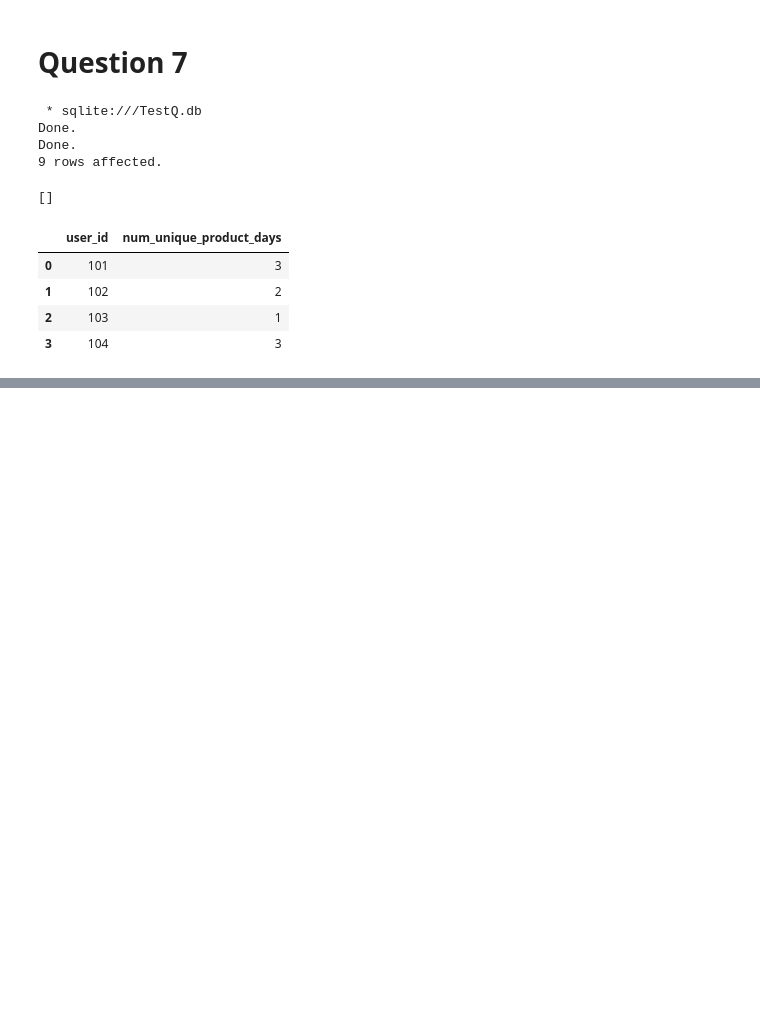
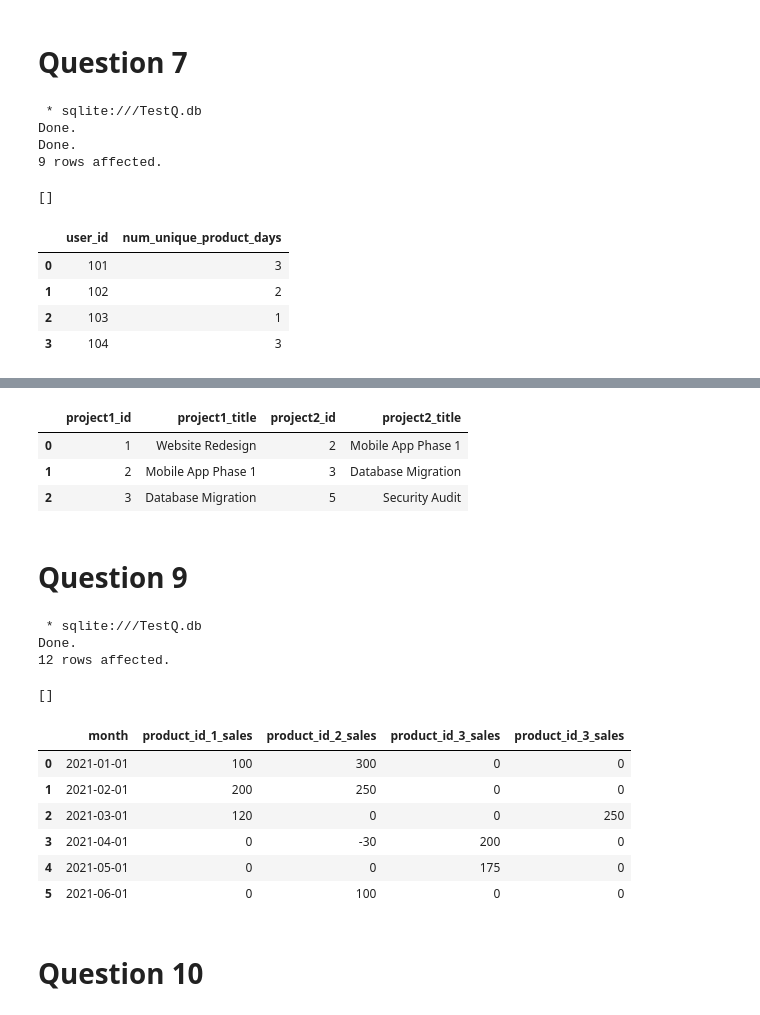
Before and after one commit to AnandThirwani8/Data_Wrangling, a Jupyter notebook: 06_SQL_15_day_Challenge.ipynb, the cells around one changed output, grey strips where cells are left out. Saved outputs shown, nothing was run; the diff lists cells and outputs as text; code cells hidden in the pictures; blank space fills up the shorter version.

Commit message:
Added More SQL Questions

```diff
--- a/06_SQL_15_day_Challenge.ipynb
+++ b/06_SQL_15_day_Challenge.ipynb
@@ -548,0 +595,18 @@ df
+# %%
+# This is better answer to the question
+query = """
+select
+    a.id as project1_id,
+    a.title as project1_title,
+    b.id as project2_id,
+    b.title as project2_title
+from
+    projects a inner join projects b on a.end_date = b.start_date;
+"""
+df = pd.read_sql_query(query, conn)
+df
+# %% [output]
+|  | project1_id | project1_title | project2_id | project2_title |
+| 0 | 1 | Website Redesign | 2 | Mobile App Phase 1 |
+| 1 | 2 | Mobile App Phase 1 | 3 | Database Migration |
+| 2 | 3 | Database Migration | 5 | Security Audit |
@@ -548,0 +620,2 @@ df
+# %% [markdown]
+# Question 9
@@ -548,0 +627,50 @@ df
+# %%
+%%sql
+
+CREATE TABLE monthly_sales (
+month DATE,
+product_id INTEGER,
+amount_sold INTEGER
+);
+
+INSERT INTO monthly_sales (month, product_id, amount_sold) VALUES
+('2021-01-01', 1, 100),
+('2021-01-01', 2, 300),
+('2021-02-01', 1, 150),
+('2021-02-01', 1, 50),
+('2021-02-01', 2, 250),
+('2021-03-01', 1, 120),
+('2021-03-01', 4, 250),
+('2021-04-01', 2, -30),
+('2021-04-01', 3, 200),
+('2021-05-01', 3, 175),
+('2021-06-01', 1, 0),
+('2021-06-01', 2, 100);
+# %% [output]
+ * sqlite:///TestQ.db
+Done.
+12 rows affected.
+[]
+# %%
+query = """
+select
+    month,
+    sum(case when product_id = 1 then amount_sold else 0 end) as product_id_1_sales,
+    sum(case when product_id = 2 then amount_sold else 0 end) as product_id_2_sales,
+    sum(case when product_id = 3 then amount_sold else 0 end) as product_id_3_sales,
+    sum(case when product_id = 4 then amount_sold else 0 end) as product_id_3_sales
+from
+    monthly_sales
+group by
+    month;
+"""
+df = pd.read_sql_query(query, conn)
+df
+# %% [output]
+|  | month | product_id_1_sales | product_id_2_sales | product_id_3_sales | product_id_3_sales |
+| 0 | 2021-01-01 | 100 | 300 | 0 | 0 |
+| 1 | 2021-02-01 | 200 | 250 | 0 | 0 |
+| 2 | 2021-03-01 | 120 | 0 | 0 | 250 |
+| 3 | 2021-04-01 | 0 | -30 | 200 | 0 |
+| 4 | 2021-05-01 | 0 | 0 | 175 | 0 |
+| 5 | 2021-06-01 | 0 | 100 | 0 | 0 |
@@ -548,0 +681,2 @@ df
+# %% [markdown]
+# Question 10
```
Also changed, not shown: parts of 25 cells of this notebook, 1 other file.
